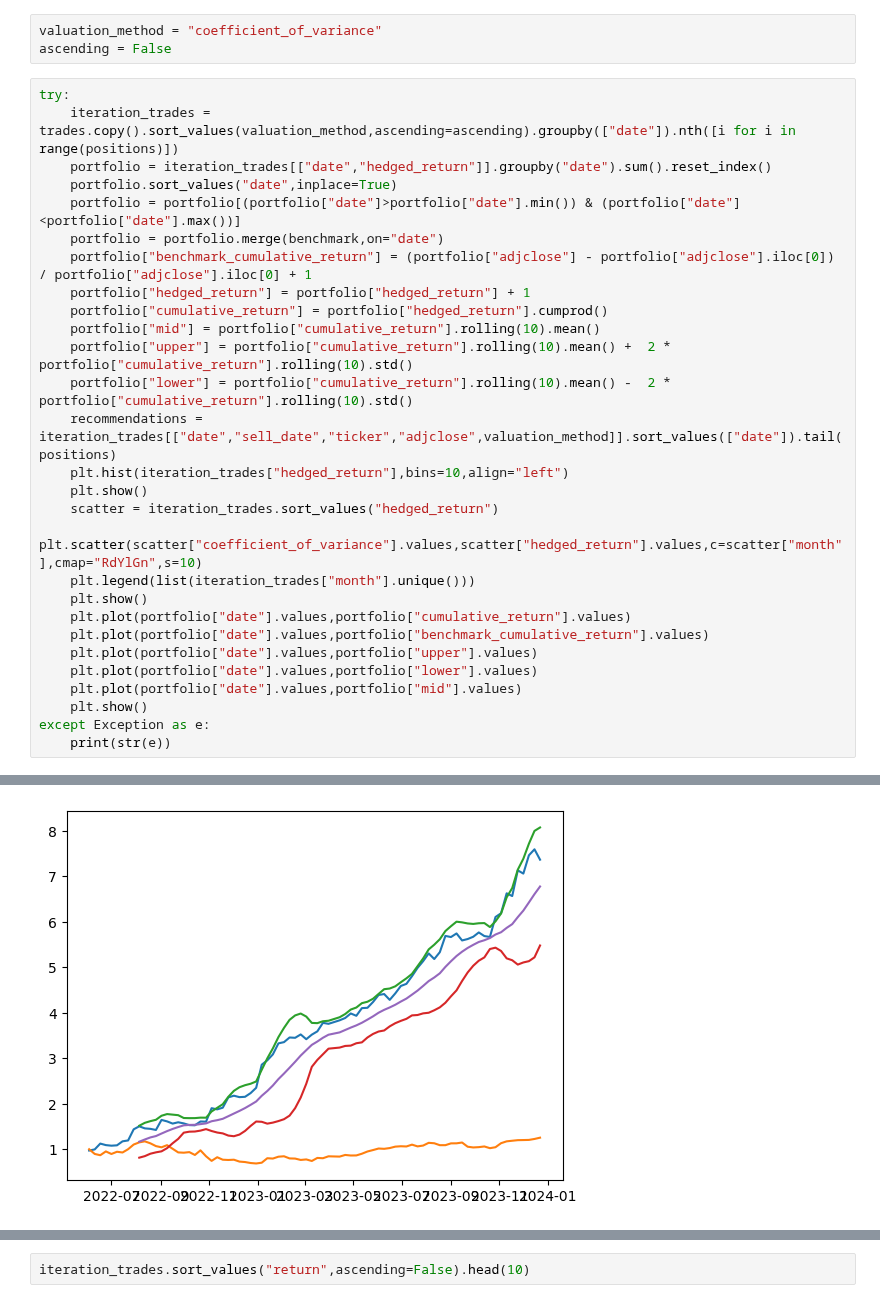
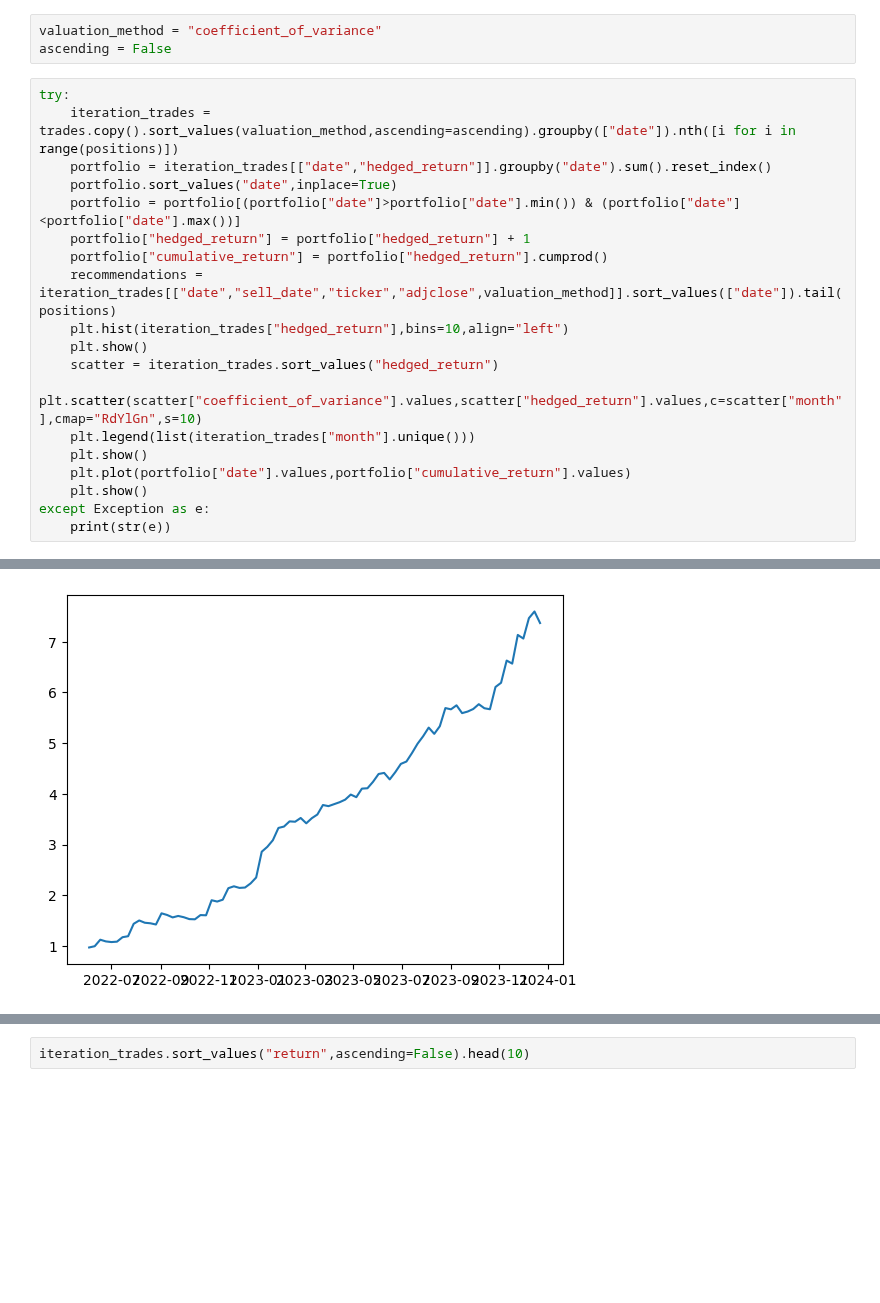
Before and after one commit to chung-ejy/sapling, a Jupyter notebook: final.ipynb, the cells around one changed output, grey strips where cells are left out. Drawn from its saved outputs; the diff is of its cells as text; blank space fills up the shorter version.

```diff
--- a/final.ipynb
+++ b/final.ipynb
@@ -72,32 +57,23 @@ ascending = False
 # %%
 try:
     iteration_trades = trades.copy().sort_values(valuation_method,ascending=ascending).groupby(["date"]).nth([i for i in range(positions)])
     portfolio = iteration_trades[["date","hedged_return"]].groupby("date").sum().reset_index()
     portfolio.sort_values("date",inplace=True)
     portfolio = portfolio[(portfolio["date"]>portfolio["date"].min()) & (portfolio["date"]<portfolio["date"].max())]
-    portfolio = portfolio.merge(benchmark,on="date")
-    portfolio["benchmark_cumulative_return"] = (portfolio["adjclose"] - portfolio["adjclose"].iloc[0]) / portfolio["adjclose"].iloc[0] + 1
     portfolio["hedged_return"] = portfolio["hedged_return"] + 1
     portfolio["cumulative_return"] = portfolio["hedged_return"].cumprod()
-    portfolio["mid"] = portfolio["cumulative_return"].rolling(10).mean()
-    portfolio["upper"] = portfolio["cumulative_return"].rolling(10).mean() +  2 * portfolio["cumulative_return"].rolling(10).std()
-    portfolio["lower"] = portfolio["cumulative_return"].rolling(10).mean() -  2 * portfolio["cumulative_return"].rolling(10).std()
     recommendations = iteration_trades[["date","sell_date","ticker","adjclose",valuation_method]].sort_values(["date"]).tail(positions)
     plt.hist(iteration_trades["hedged_return"],bins=10,align="left")
     plt.show()
     scatter = iteration_trades.sort_values("hedged_return")
     plt.scatter(scatter["coefficient_of_variance"].values,scatter["hedged_return"].values,c=scatter["month"],cmap="RdYlGn",s=10)
     plt.legend(list(iteration_trades["month"].unique()))
     plt.show()
     plt.plot(portfolio["date"].values,portfolio["cumulative_return"].values)
-    plt.plot(portfolio["date"].values,portfolio["benchmark_cumulative_return"].values)
-    plt.plot(portfolio["date"].values,portfolio["upper"].values)
-    plt.plot(portfolio["date"].values,portfolio["lower"].values)
-    plt.plot(portfolio["date"].values,portfolio["mid"].values)
     plt.show()
 except Exception as e:
     print(str(e))
 # %% [output]
 [figure]
 [figure]
-[figure, old version]
+[figure, new version]
```
Also changed, not shown: parts of 5 cells of this notebook, 1 other file.
